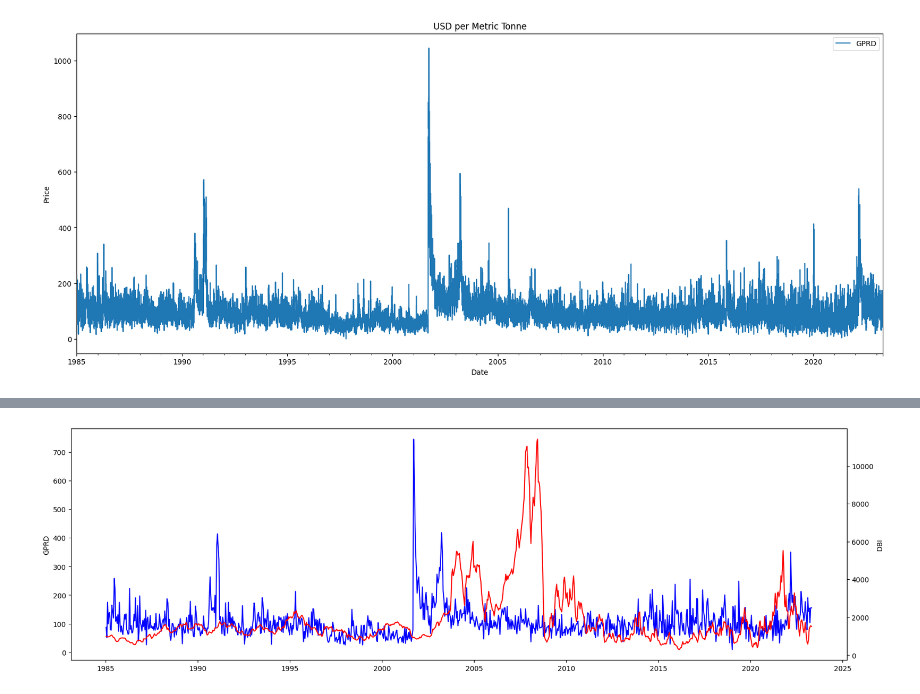
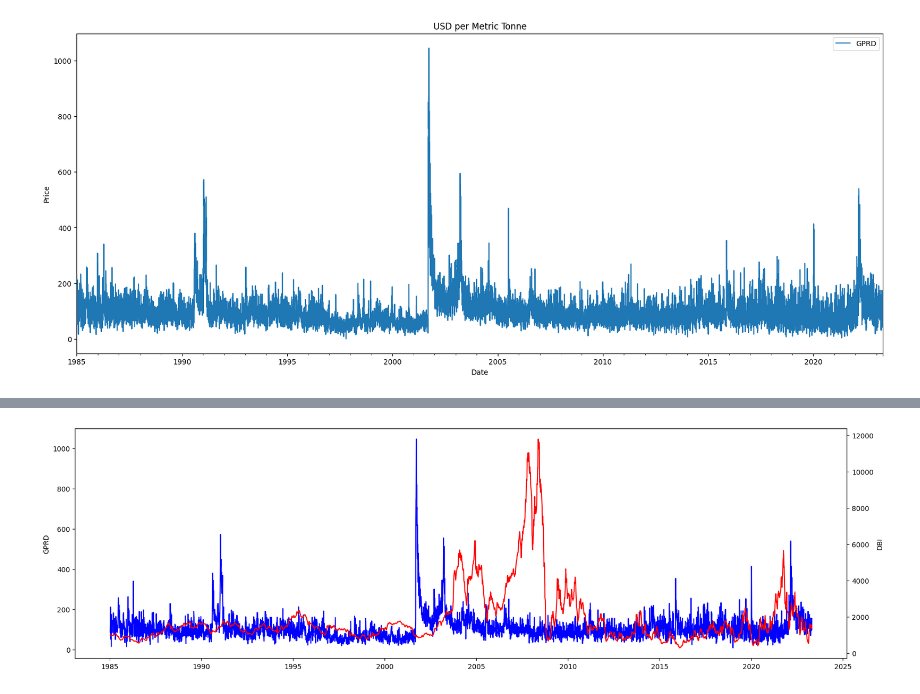
Before and after one commit to abaskon/Thesis, a Jupyter notebook: GPR_and_DBI.ipynb, the cells around one changed output, grey strips where cells are left out. Cells and saved outputs as stored; diff of their text form; code cells hidden in the pictures.

```diff
--- a/GPR_and_DBI.ipynb
+++ b/GPR_and_DBI.ipynb
@@ -96,32 +96,32 @@ fig.show()
 
 # Merge the two DataFrames based on the common x value
 merged_df = pd.merge(DBI, GPR, on='Date')
 
 # select every third row
-merged_df = merged_df.iloc[::10, :]
+merged_df = merged_df.iloc[::2, :]
 
 import pandas as pd
 import matplotlib.pyplot as plt
 
 
 # create a figure and axis objects
 fig, ax1 = plt.subplots(figsize=(20, 6))
 
 # plot the 'A' column on the first y-axis
 ax1.plot(merged_df.Date, merged_df['GPRD'], color='blue')
 ax1.set_ylabel('GPRD')
 
 # create a second y-axis object
 ax2 = ax1.twinx()
 
 # plot the 'B' column on the second y-axis
 ax2.plot(merged_df.Date, merged_df['Price'], color='red')
 ax2.set_ylabel('DBI')
 
 # normalize the two y-axis scales
 
 
 # display the plot
 plt.show()
 # %% [output]
-[figure, old version]
+[figure, new version]
```
Also changed, not shown: parts of 6 cells of this notebook.
